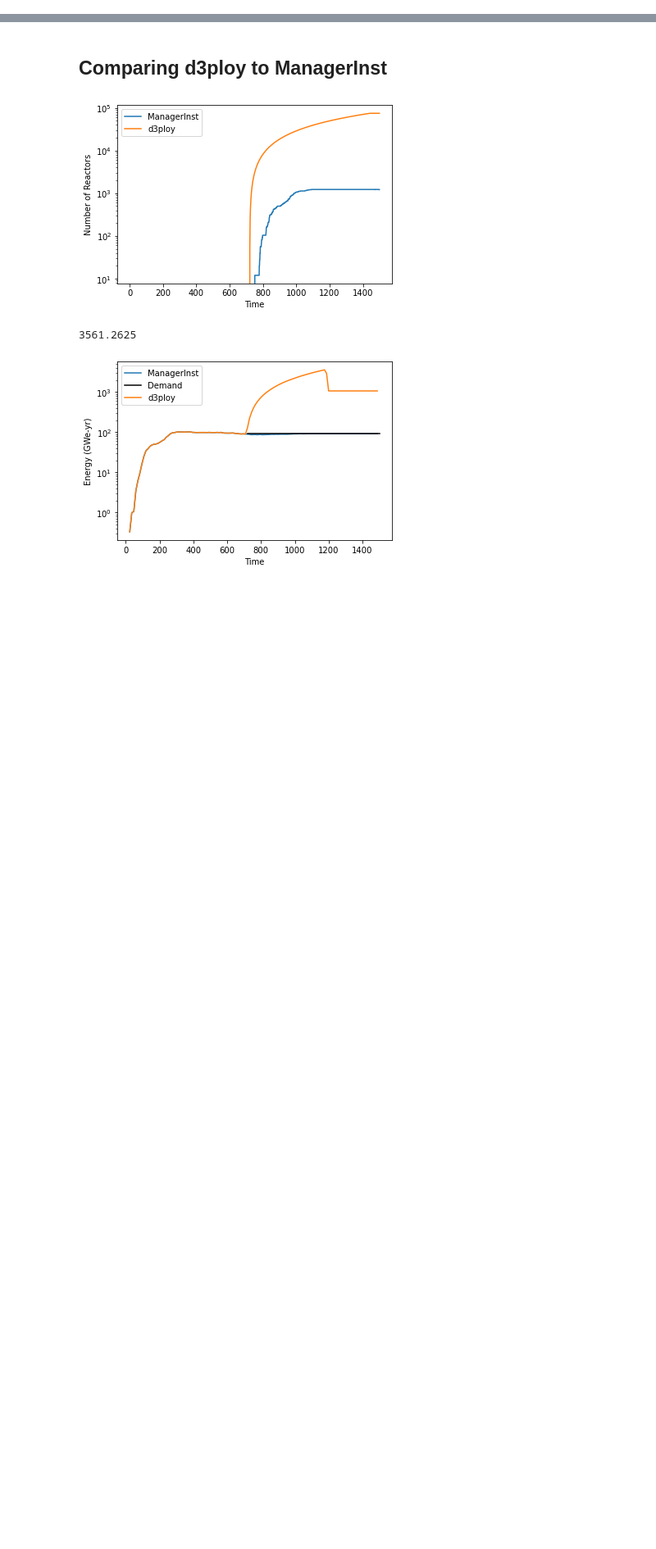
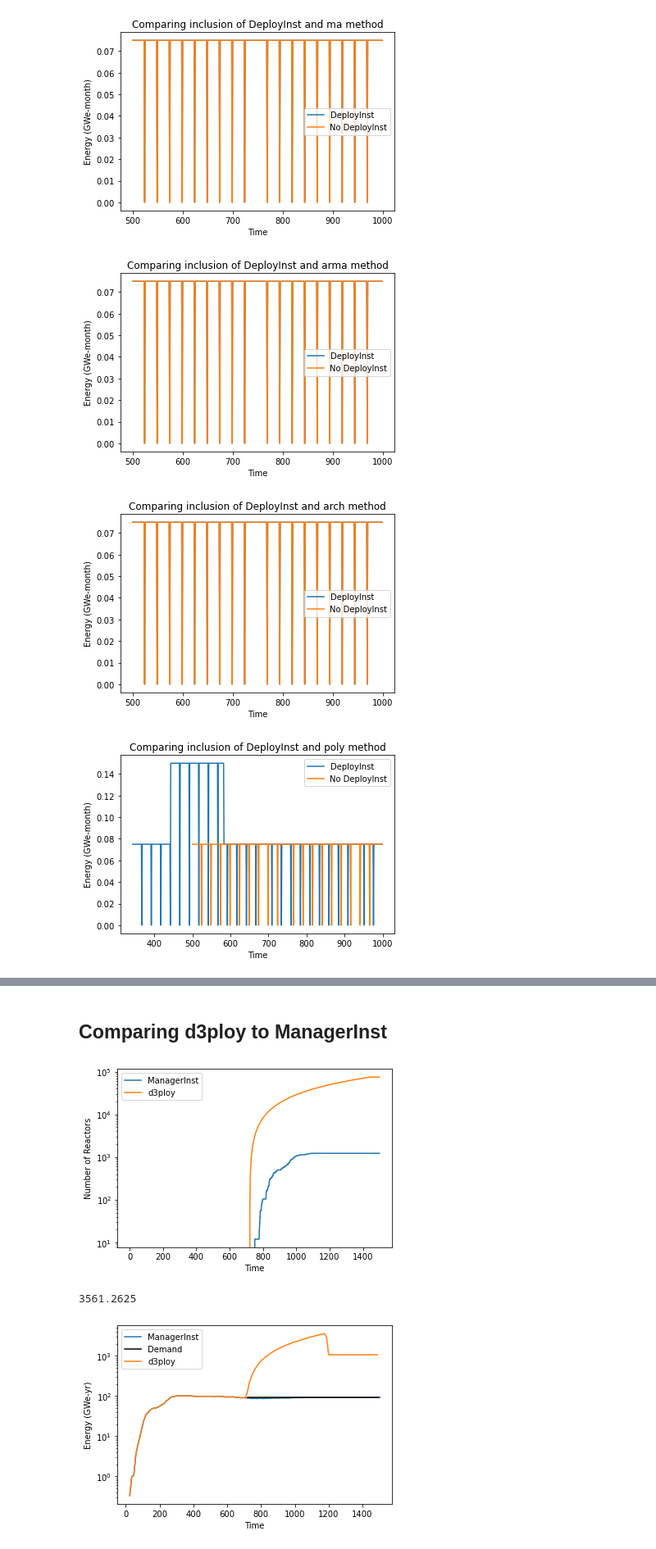
Before and after one commit to abachma2/toy_problems, a Jupyter notebook: cyclus_inputs/Untitled.ipynb, the cells around one changed output, grey strips where cells are left out. Shown at 82% size. Drawn from its saved outputs; the diff is of its cells as text; code cells hidden in the pictures; blank space fills up the shorter version.

```diff
--- a/cyclus_inputs/Untitled.ipynb
+++ b/cyclus_inputs/Untitled.ipynb
@@ -100,0 +103,18 @@ This leads to the large oversupply of energy.
+# %%
+#Comparing energy generated from ARs based on inclusion of a DeployInst
+for calc in calc_methods:
+    plt.figure()
+    outfiles = ["d3ploy_" +calc+"_DeployInst.sqlite", "d3ploy_"+calc+".sqlite"]
+    for file in outfiles:
+        AR_energy = get_prototype_energy(file, 'AdvancedReactor')
+        plt.plot(AR_energy['Month'], AR_energy['Energy'], label='no DI')
+    plt.legend(['DeployInst', 'No DeployInst', 'Demand'])
+    plt.xlabel('Time')
+    plt.ylabel('Energy (GWe-month)')
+    plt.title(f'Comparing inclusion of DeployInst and {calc} method')
+#plt.savefig('d3ploy_DI_compare_AREnergy.png')
+# %% [output]
+[figure, added]
+[figure, added]
+[figure, added]
+[figure, added]
```
Also changed, not shown: parts of 13 cells of this notebook.
